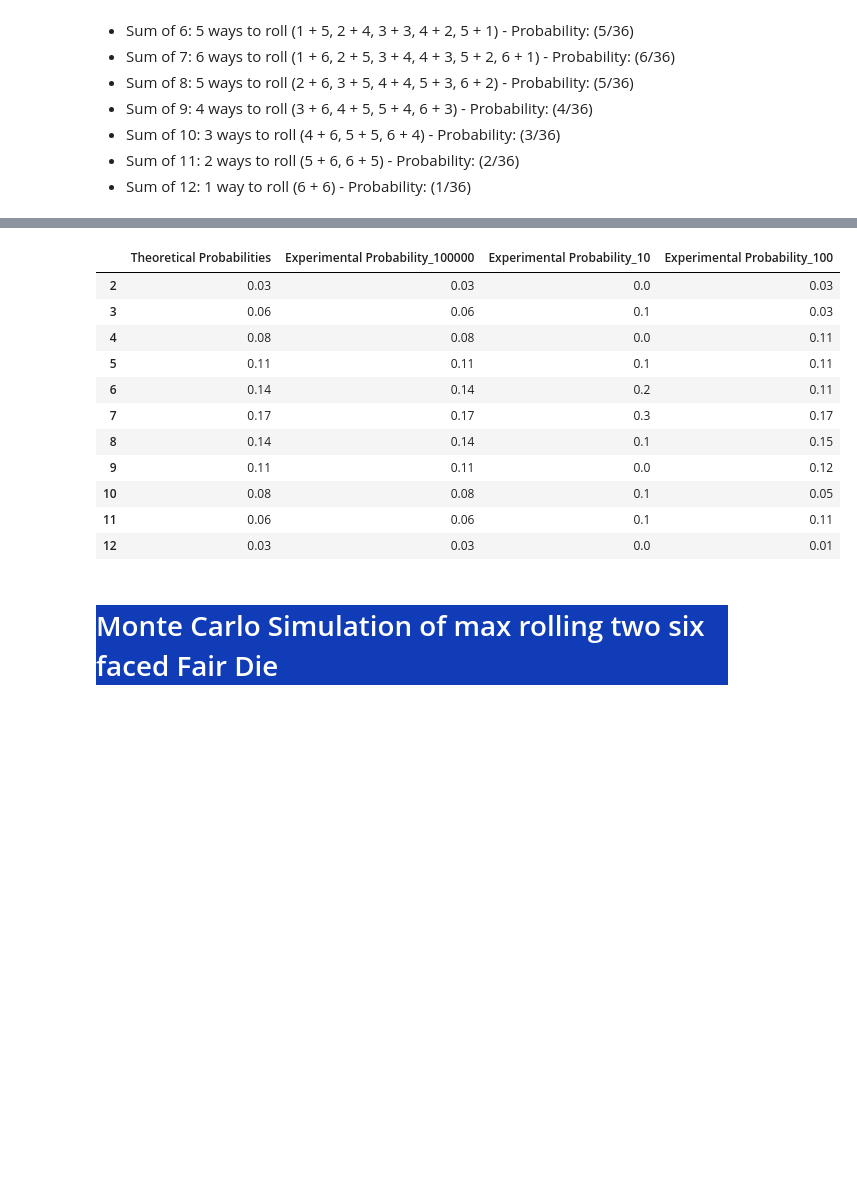
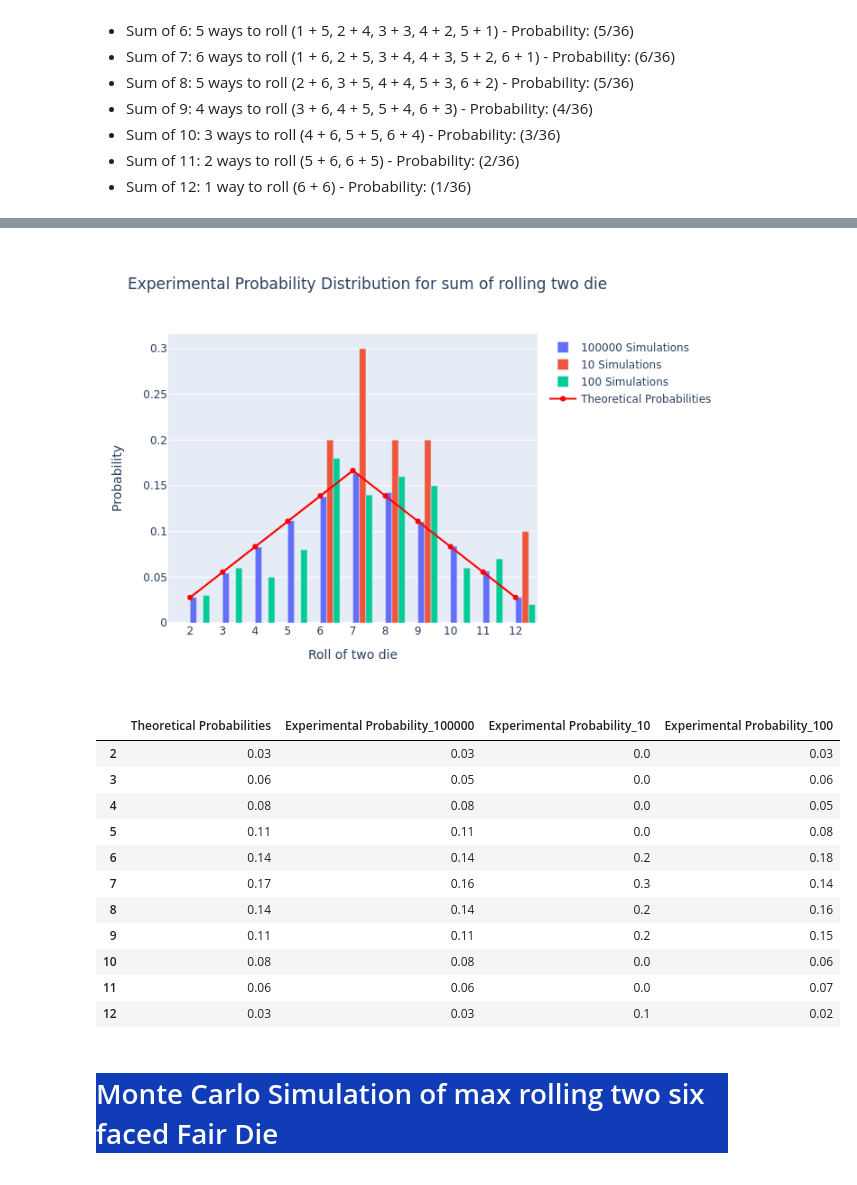
Before and after one commit to pk1308/Activity-2--stat-2, a Jupyter notebook: Activity3/Montecarlo.ipynb, the cells around one changed output, grey strips where cells are left out. Saved outputs shown, nothing was run; the diff lists cells and outputs as text; code cells hidden in the pictures; blank space fills up the shorter version.

```diff
--- a/Activity3/Montecarlo.ipynb
+++ b/Activity3/Montecarlo.ipynb
@@ -256,6 +259,8 @@ df = run_experiment(num_simulations_list=num_simulations_list, actual_probabilit
 title='Experimental Probability Distribution for sum of rolling two die '
 x_title = "Roll of two die"
 plot_df(df=df , num_simulations_list=num_simulations_list ,title=title, x_title=x_title)
-
+plot_df(df=df , num_simulations_list=num_simulations_list ,title=title, x_title=x_title)
+pil_im = Image.open(f"./{title}.png")
+display(pil_im)
 df
 # %% [output]
@@ -263,15 +267,16 @@ df
+[figure, added]
 |  | Theoretical Probabilities | Experimental Probability_100000 | Experimental Probability_10 | Experimental Probability_100 |
 | 2 | 0.03 | 0.03 | 0.0 | 0.03 |
-| 3 | 0.06 | 0.06 | 0.1 | 0.03 |
-| 4 | 0.08 | 0.08 | 0.0 | 0.11 |
-| 5 | 0.11 | 0.11 | 0.1 | 0.11 |
-| 6 | 0.14 | 0.14 | 0.2 | 0.11 |
-| 7 | 0.17 | 0.17 | 0.3 | 0.17 |
-| 8 | 0.14 | 0.14 | 0.1 | 0.15 |
-| 9 | 0.11 | 0.11 | 0.0 | 0.12 |
-| 10 | 0.08 | 0.08 | 0.1 | 0.05 |
-| 11 | 0.06 | 0.06 | 0.1 | 0.11 |
-| 12 | 0.03 | 0.03 | 0.0 | 0.01 |
+| 3 | 0.06 | 0.05 | 0.0 | 0.06 |
+| 4 | 0.08 | 0.08 | 0.0 | 0.05 |
+| 5 | 0.11 | 0.11 | 0.0 | 0.08 |
+| 6 | 0.14 | 0.14 | 0.2 | 0.18 |
+| 7 | 0.17 | 0.16 | 0.3 | 0.14 |
+| 8 | 0.14 | 0.14 | 0.2 | 0.16 |
+| 9 | 0.11 | 0.11 | 0.2 | 0.15 |
+| 10 | 0.08 | 0.08 | 0.0 | 0.06 |
+| 11 | 0.06 | 0.06 | 0.0 | 0.07 |
+| 12 | 0.03 | 0.03 | 0.1 | 0.02 |
 # %% [markdown]
 <div style="display: flex; justify-content: center; align-items: center; height: 100px; background-color: #103db7; color: #FFFFFF;">
     <h1>Monte Carlo Simulation of max rolling two  six faced Fair Die  </h1>
```
Also changed, not shown: parts of 6 cells of this notebook, 4 other files.
